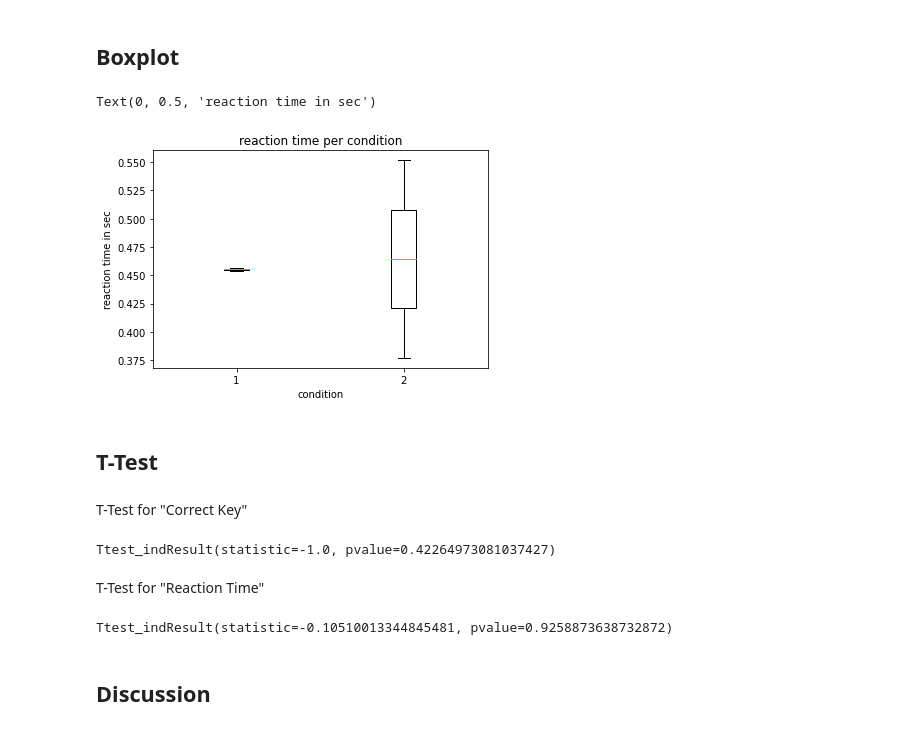
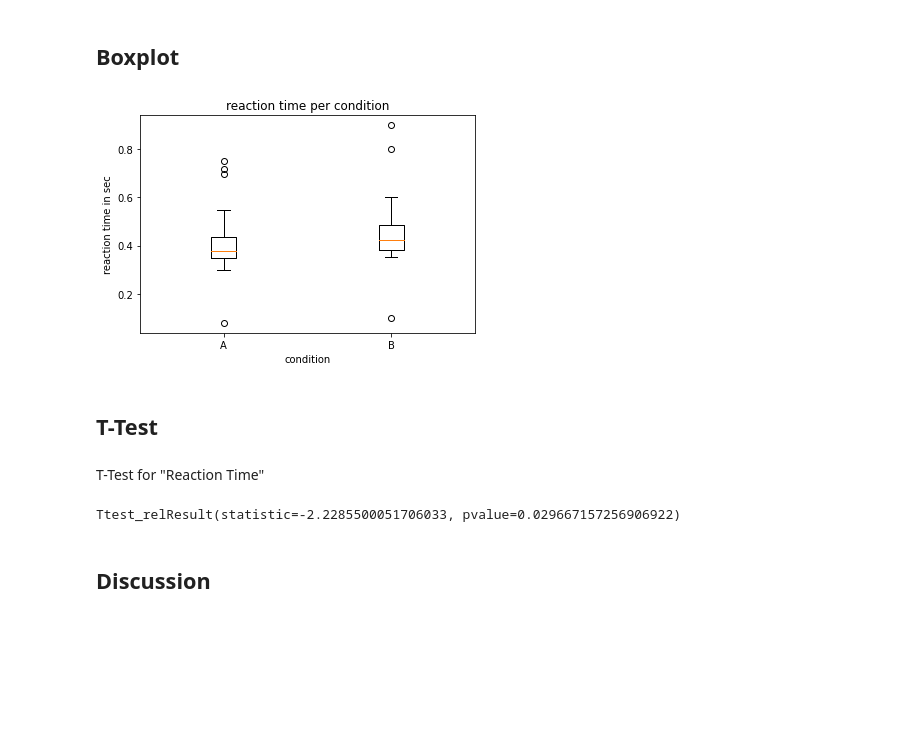
Before and after one commit to ITT-21SS-UR/assignment-03-bb, a Jupyter notebook: data analysis/3.5 analysis and visualization.ipynb, the cells around one changed output. Saved outputs shown, nothing was run; the diff lists cells and outputs as text; code cells hidden in the pictures; blank space fills up the shorter version.

```diff
--- a/data analysis/3.5 analysis and visualization.ipynb
+++ b/data analysis/3.5 analysis and visualization.ipynb
@@ -13,7 +13,7 @@ from scipy import stats
 # %% [markdown]
 ## Import CSV Data
 # %%
-reaction_time_results = pd.read_csv('results.csv')
+reaction_time_results = pd.read_csv('data.csv')
 # %% [markdown]
 ## Scatterplot
 
@@ -69,25 +67,19 @@ plt.xlim(-1,2)
 # %%
 plt.boxplot([y1, y2])
 plt.title('reaction time per condition')
 plt.xlabel('condition')
 plt.ylabel('reaction time in sec')
-#plt.savefig('boxplot_reaction_time.pdf')
+plt.xticks([1,2],['A', 'B'])
+plt.savefig('boxplot_reaction_time.pdf')
 # %% [output]
-Text(0, 0.5, 'reaction time in sec')
-[figure, old version]
+[figure, new version]
 # %% [markdown]
 ## T-Test
-# %% [markdown]
-T-Test for "Correct Key"
-# %%
-stats.ttest_ind(x1,x2)
-# %% [output]
-Ttest_indResult(statistic=-1.0, pvalue=0.42264973081037427)
 # %% [markdown]
 T-Test for "Reaction Time"
 # %%
-stats.ttest_ind(y1,y2)
+stats.ttest_rel(y1,y2)
 # %% [output]
-Ttest_indResult(statistic=-0.10510013344845481, pvalue=0.9258873638732872)
+Ttest_relResult(statistic=-2.2285500051706033, pvalue=0.029667157256906922)
 # %% [markdown]
 ## Discussion
```
Also changed, not shown: parts of 3 cells of this notebook, 7 other files.
